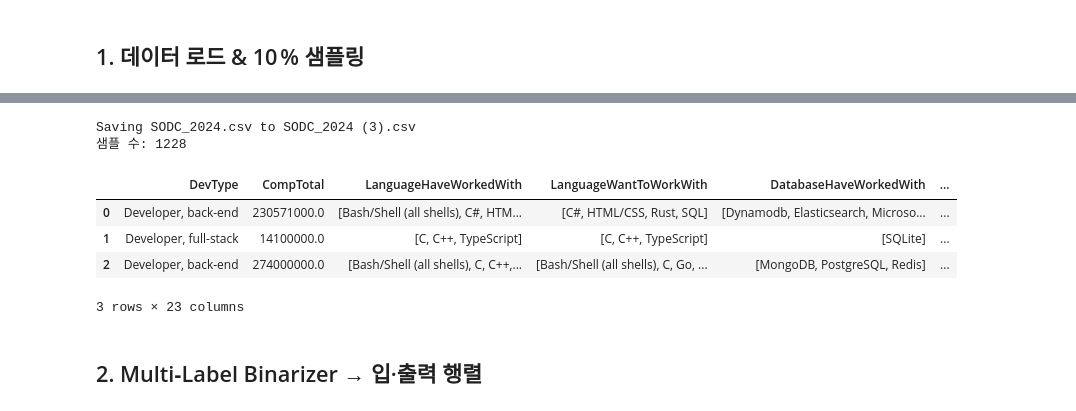
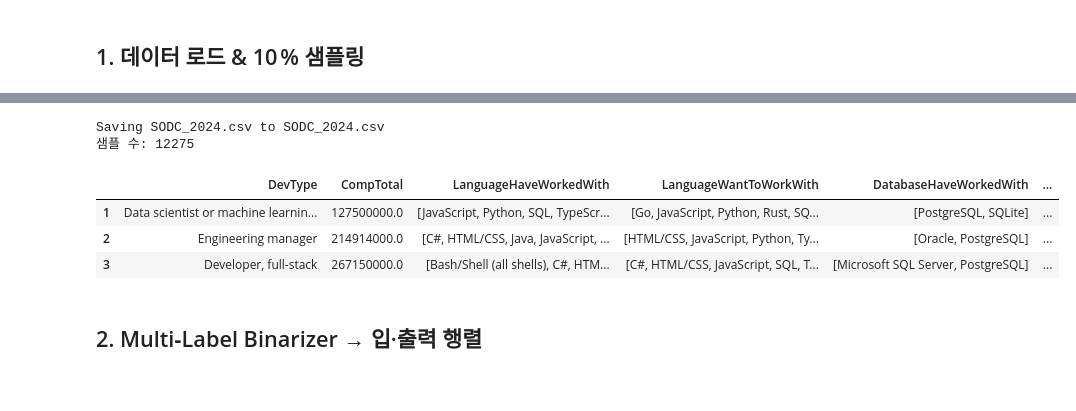
Before and after one commit to MexicoHamburger/AIP-2, a Jupyter notebook: CarrerPrediction_v1.ipynb, the cells around one changed output, grey strips where cells are left out. Saved outputs shown, nothing was run; the diff lists cells and outputs as text; code cells hidden in the pictures.

```diff
--- a/CarrerPrediction_v1.ipynb
+++ b/CarrerPrediction_v1.ipynb
@@ -18,7 +21,7 @@ import io
 
 # --- 파일 업로드 ---
 uploaded = files.upload()
-filename = next(iter(uploaded))  # 업로드한 첫 번째 파일명
+filename = next(iter(uploaded))
 DATA_CSV = filename
 
 # --- 다중-라벨 컬럼 정의 ---
@@ -27,41 +30,39 @@ multi_cols = [
     "DatabaseHaveWorkedWith", "DatabaseWantToWorkWith",
     "PlatformHaveWorkedWith", "PlatformWantToWorkWith",
     "WebframeHaveWorkedWith", "WebframeWantToWorkWith",
     "EmbeddedHaveWorkedWith", "EmbeddedWantToWorkWith",
     "MiscTechHaveWorkedWith", "MiscTechWantToWorkWith",
     "ToolsTechHaveWorkedWith", "ToolsTechWantToWorkWith",
-    "ProfessionalTech", "ProfessionalCloud",
-    "AISearchDevHaveWorkedWith", "AISearchDevWantToWorkWith"
+    "ProfessionalTech",
 ]
 
 def split_pipe(x):
     """예: 'A;B;C' → ['A','B','C']"""
     return [] if pd.isna(x) else [i.strip() for i in x.split(";")]
 
 # --- 파일 읽기 ---
 raw = pd.read_csv(io.BytesIO(uploaded[DATA_CSV]))
 
 # 문자열 → 리스트 변환
 for c in multi_cols:
     if c in raw.columns:
         raw[c] = raw[c].apply(split_pipe)
 
 # 핵심 숫자 결측 제거
 raw = raw.dropna(subset=["CompTotal", "JobSat"])
 
 # 10 % 샘플링
-raw = raw.sample(frac=0.10, random_state=42).reset_index(drop=True)
+# raw = raw.sample(frac=0.10, random_state=42).reset_index(drop=True)
 
 print("샘플 수:", len(raw))
 raw.head(3)
 # %% [output]
 [interactive output not drawn]
-Saving SODC_2024.csv to SODC_2024 (3).csv
-샘플 수: 1228
+Saving SODC_2024.csv to SODC_2024.csv
+샘플 수: 12275
 |  | DevType | CompTotal | LanguageHaveWorkedWith | LanguageWantToWorkWith | DatabaseHaveWorkedWith | ... |
-| 0 | Developer, back-end | 230571000.0 | [Bash/Shell (all shells), C#, HTM... | [C#, HTML/CSS, Rust, SQL] | [Dynamodb, Elasticsearch, Microso... | ... |
-| 1 | Developer, full-stack | 14100000.0 | [C, C++, TypeScript] | [C, C++, TypeScript] | [SQLite] | ... |
-| 2 | Developer, back-end | 274000000.0 | [Bash/Shell (all shells), C, C++,... | [Bash/Shell (all shells), C, Go, ... | [MongoDB, PostgreSQL, Redis] | ... |
+| 1 | Data scientist or machine learnin... | 127500000.0 | [JavaScript, Python, SQL, TypeScr... | [Go, JavaScript, Python, Rust, SQ... | [PostgreSQL, SQLite] | ... |
+| 2 | Engineering manager | 214914000.0 | [C#, HTML/CSS, Java, JavaScript, ... | [HTML/CSS, JavaScript, Python, Ty... | [Oracle, PostgreSQL] | ... |
+| 3 | Developer, full-stack | 267150000.0 | [Bash/Shell (all shells), C#, HTM... | [C#, HTML/CSS, JavaScript, SQL, T... | [Microsoft SQL Server, PostgreSQL] | ... |
-3 rows × 23 columns
 # %% [markdown]
 ## 2. Multi‑Label Binarizer → 입·출력 행렬
```
Also changed, not shown: parts of 19 cells of this notebook.
